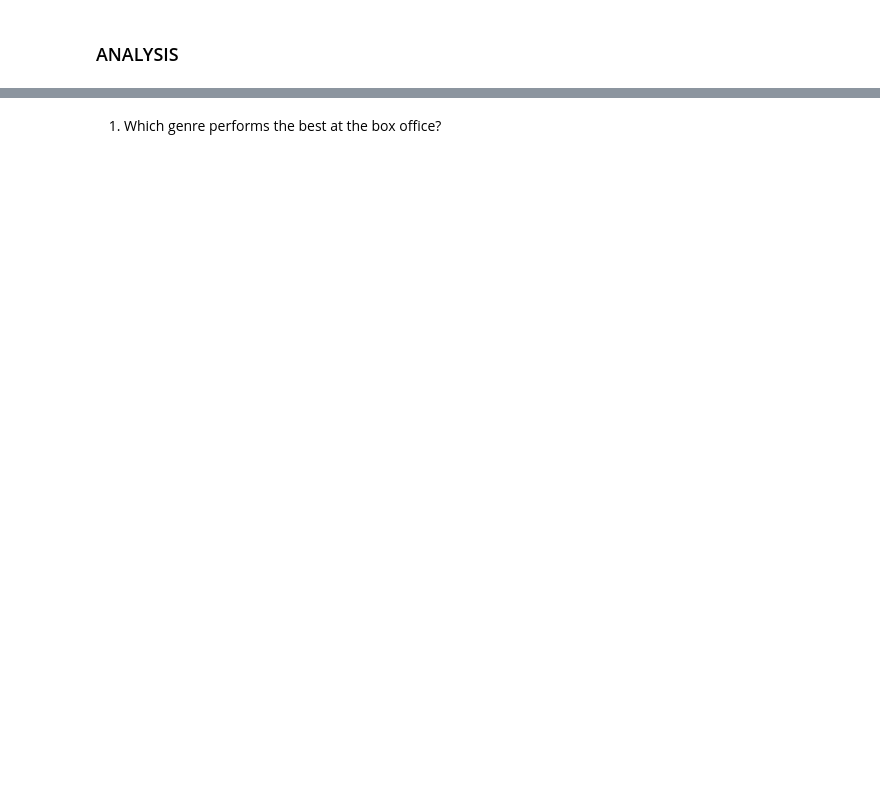
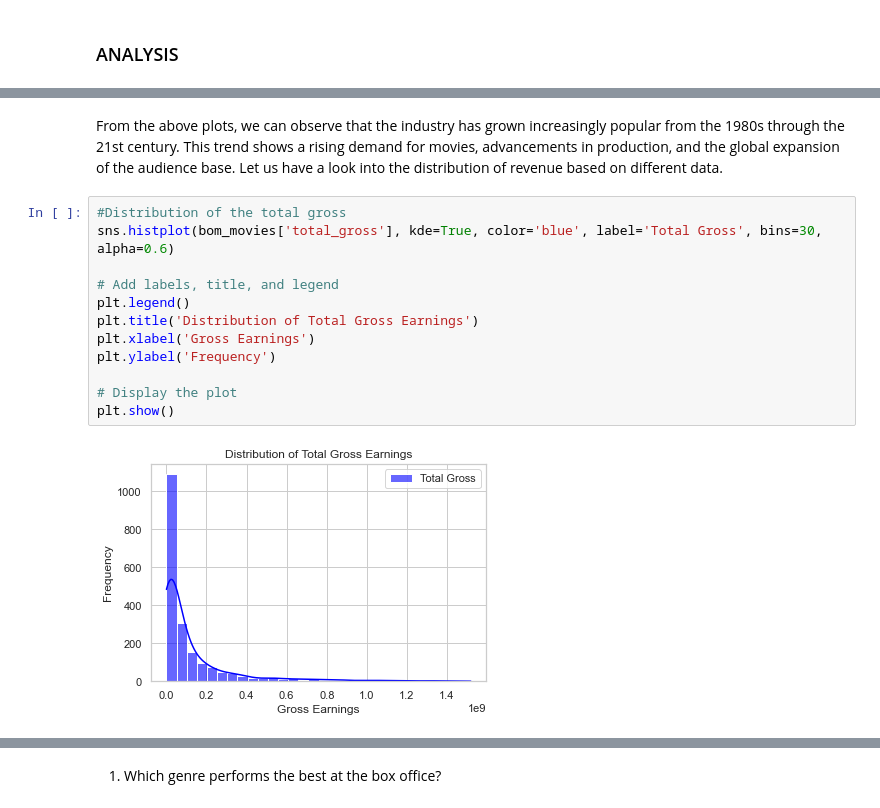
Before and after one commit to Kurgat-Bee/Phase2project, a Jupyter notebook: Group3_p2project.ipynb, the cells around one changed output, grey strips where cells are left out. Drawn from its saved outputs; the diff is of its cells as text; blank space fills up the shorter version.

```diff
--- a/Group3_p2project.ipynb
+++ b/Group3_p2project.ipynb
@@ -720,0 +1026,17 @@ bom_movies.duplicated().sum()
+# %% [markdown]
+From the above plots, we can observe that the industry has grown increasingly popular from the 1980s through the 21st century.
+This trend shows a rising demand for movies, advancements in production, and the global expansion of the audience base. Let us have a look into the distribution of revenue based on different data.
+# %%
+#Distribution of the total gross
+sns.histplot(bom_movies['total_gross'], kde=True, color='blue', label='Total Gross', bins=30, alpha=0.6)
+
+# Add labels, title, and legend
+plt.legend()
+plt.title('Distribution of Total Gross Earnings')
+plt.xlabel('Gross Earnings')
+plt.ylabel('Frequency')
+
+# Display the plot
+plt.show()
+# %% [output]
+[figure, added]
```
Also changed, not shown: parts of 121 cells of this notebook.
